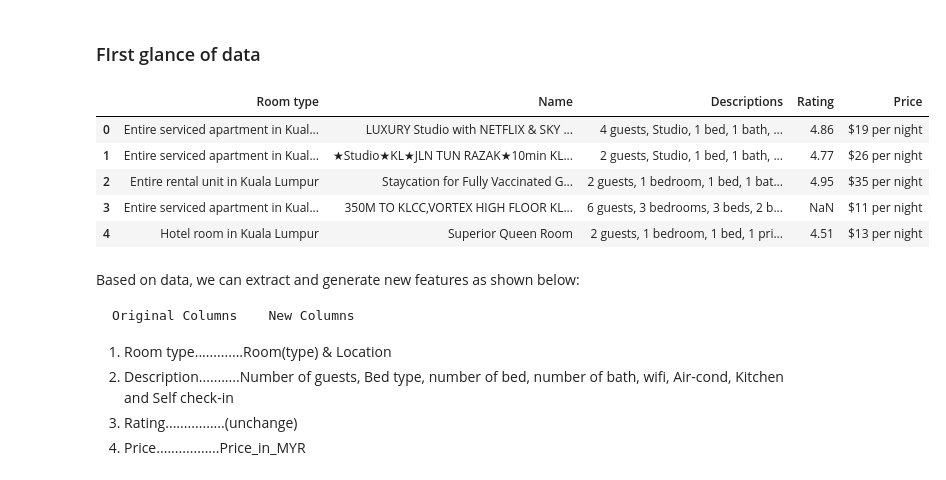
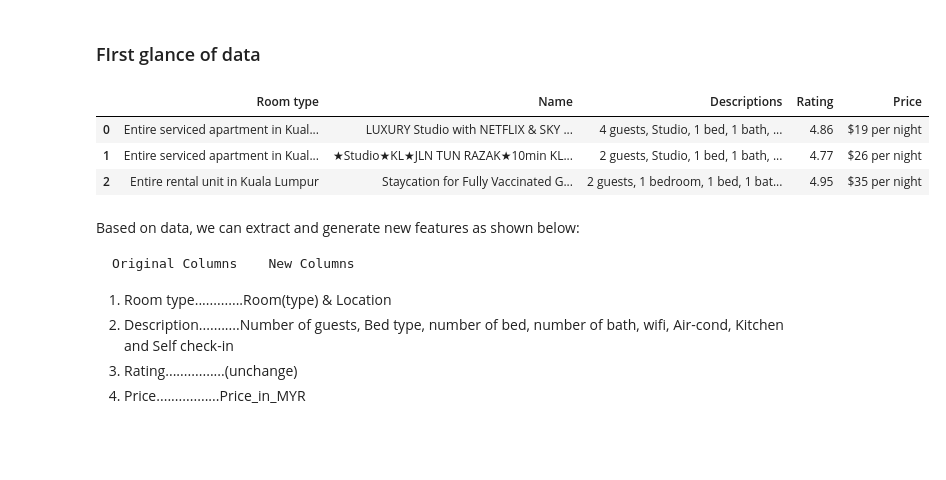
Before and after one commit to BryanChin991/webscrapping, a Jupyter notebook: Abnb.ipynb, the cells around one changed output. Saved outputs shown, nothing was run; the diff lists cells and outputs as text; code cells hidden in the pictures; blank space fills up the shorter version.

```diff
--- a/Abnb.ipynb
+++ b/Abnb.ipynb
@@ -37,14 +37,12 @@ for file in os.listdir(directory):
 ### FIrst glance of data
 # %%
 df.to_csv('/Users/Asus/Desktop/Unity Game/python/Data_Analysis/WebScrapping/Abnb/dataset_full.csv', index=False)
-df.head()
+df.head(3)
 # %% [output]
 |  | Room type | Name | Descriptions | Rating | Price |
 | 0 | Entire serviced apartment in Kual... | LUXURY Studio with NETFLIX & SKY ... | 4 guests, Studio, 1 bed, 1 bath, ... | 4.86 | $19 per night |
 | 1 | Entire serviced apartment in Kual... | ★Studio★KL★JLN TUN RAZAK★10min KL... | 2 guests, Studio, 1 bed, 1 bath, ... | 4.77 | $26 per night |
 | 2 | Entire rental unit in Kuala Lumpur | Staycation for Fully Vaccinated G... | 2 guests, 1 bedroom, 1 bed, 1 bat... | 4.95 | $35 per night |
-| 3 | Entire serviced apartment in Kual... | 350M TO KLCC,VORTEX HIGH FLOOR KL... | 6 guests, 3 bedrooms, 3 beds, 2 b... | NaN | $11 per night |
-| 4 | Hotel room in Kuala Lumpur | Superior Queen Room | 2 guests, 1 bedroom, 1 bed, 1 pri... | 4.51 | $13 per night |
 # %% [markdown]
 Based on data, we can extract and generate new features as shown below:
 
```
